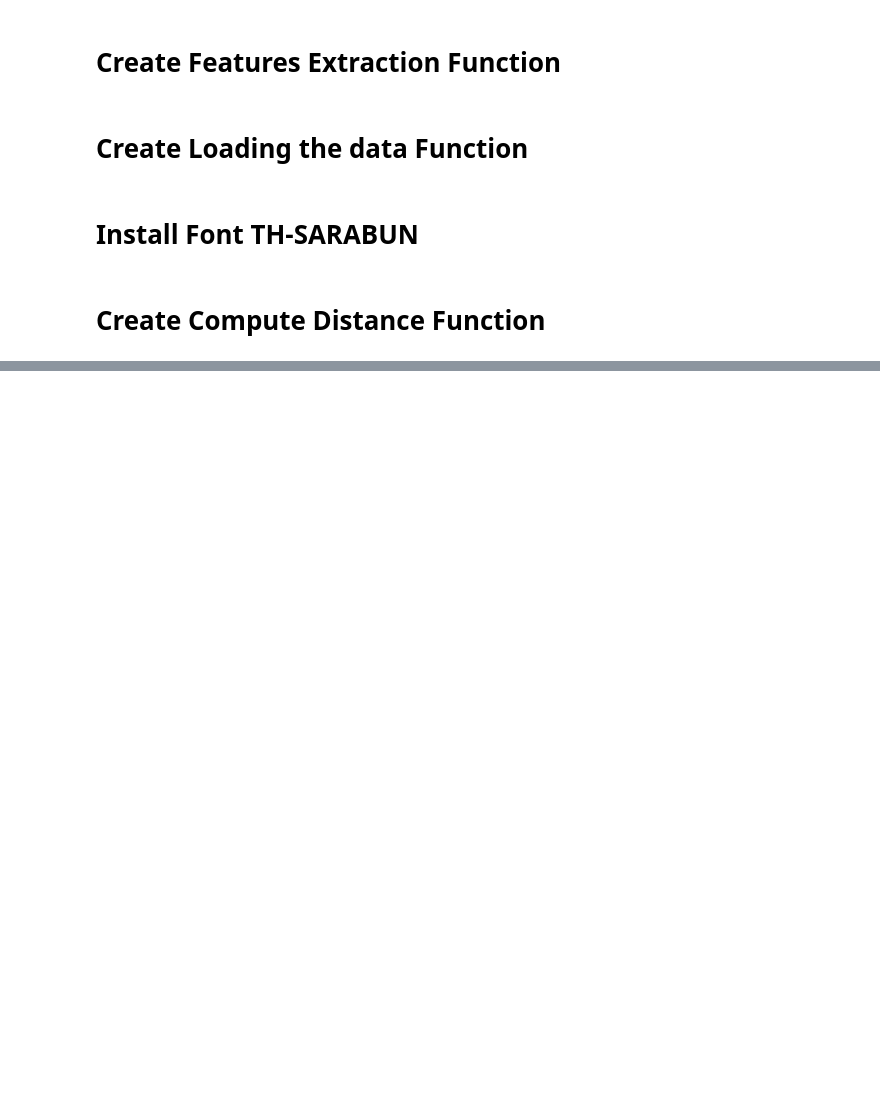
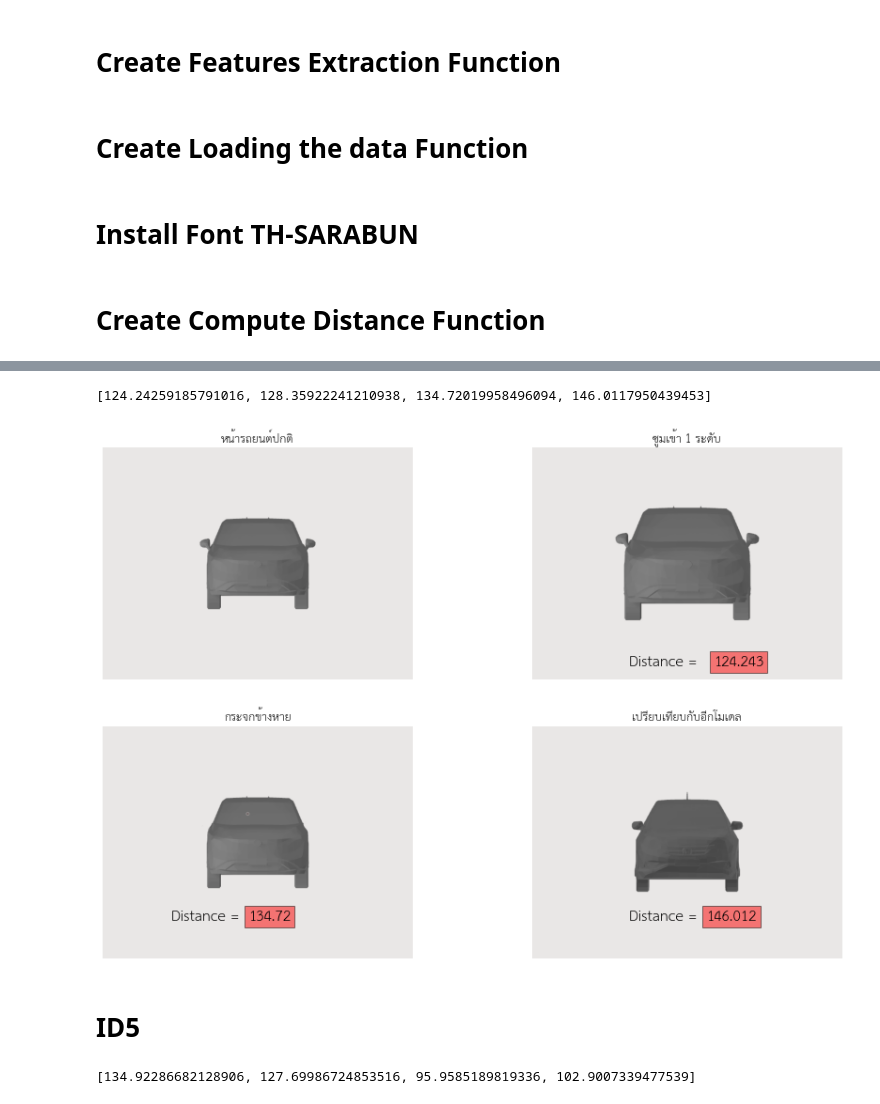
Before and after one commit to MeenTers/Project, a Jupyter notebook: Compare_view_3D.ipynb, the cells around one changed output, grey strips where cells are left out. Drawn from its saved outputs; the diff is of its cells as text; code cells hidden in the pictures; blank space fills up the shorter version.

```diff
--- a/Compare_view_3D.ipynb
+++ b/Compare_view_3D.ipynb
@@ -87,0 +216,14 @@ def get_euclidean(base_car,diff_view):
+# %%
+id4b = base_car[3]
+id4v = car_view[12:16]
+# %%
+id4 = get_euclidean(id4b,id4v)
+id4
+# %% [output]
+[124.24259185791016, 128.35922241210938, 134.72019958496094, 146.0117950439453]
+# %%
+show_img(img4f,img4_1,img4_3,img4_4,tx1,tx2,tx3,tx4,id4)
+# %% [output]
+[figure, added]
+# %% [markdown]
+# ID5
@@ -87,0 +239,5 @@ def get_euclidean(base_car,diff_view):
+# %%
+id5 = get_euclidean(id5b,id5v)
+id5
+# %% [output]
+[134.92286682128906, 127.69986724853516, 95.9585189819336, 102.9007339477539]
```
Also changed, not shown: parts of 32 cells of this notebook.
